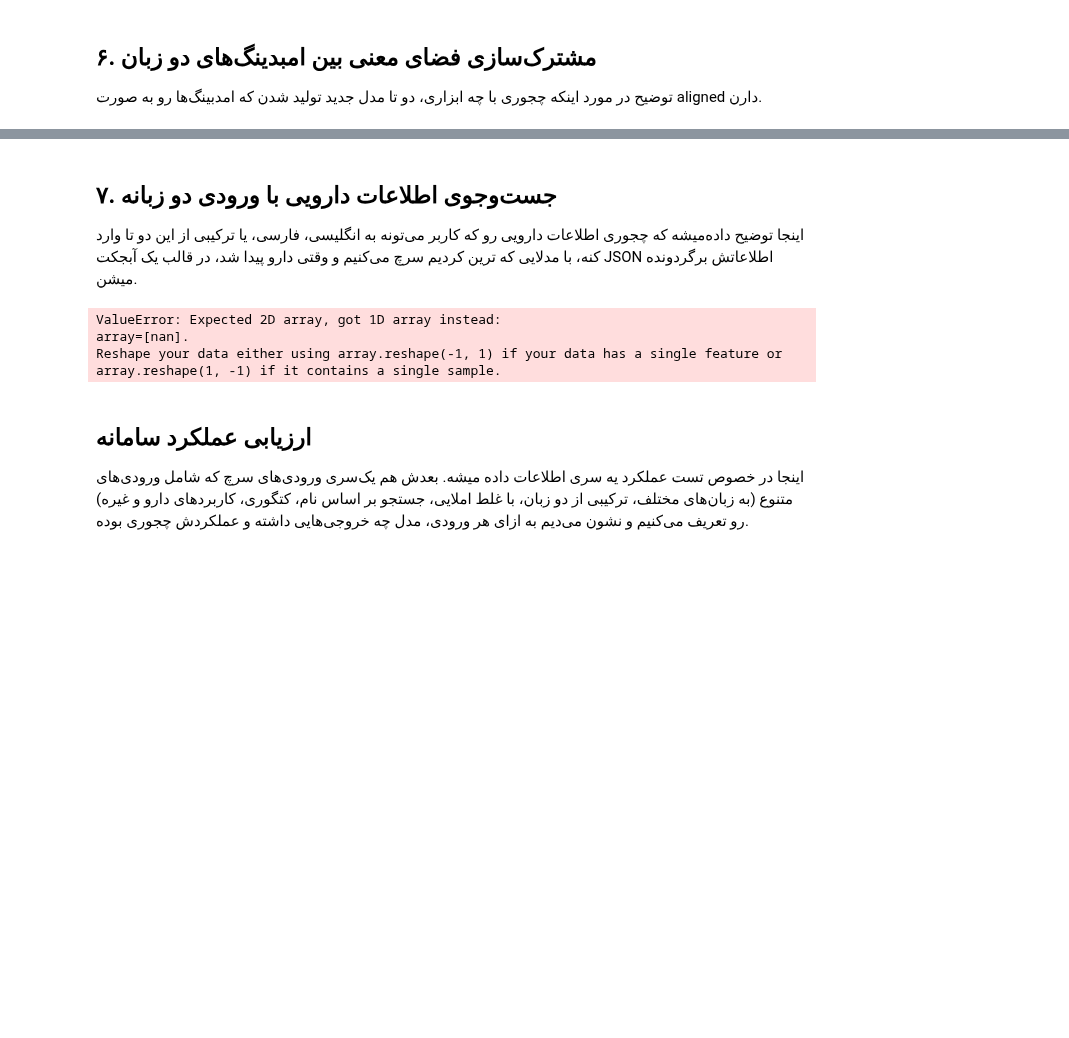
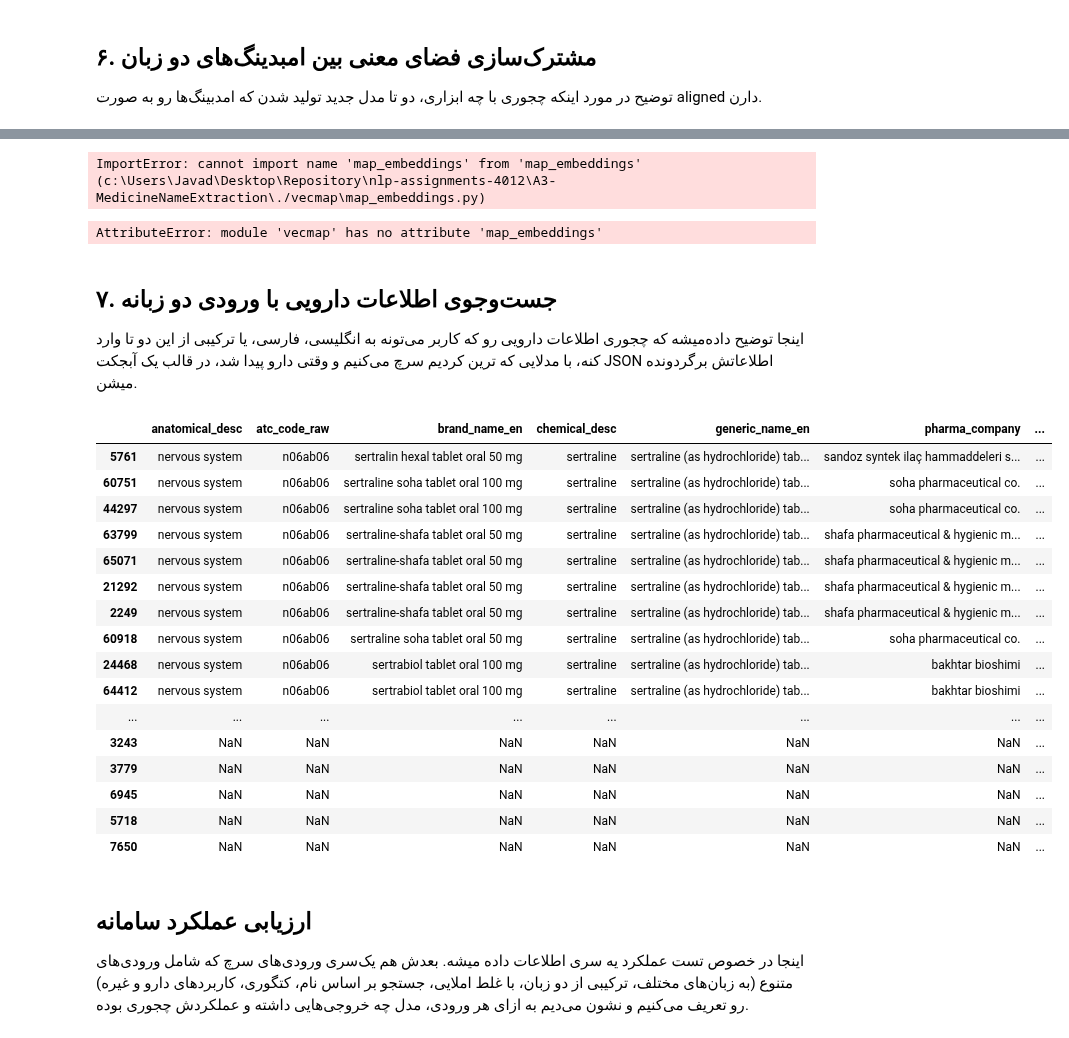
Before and after one commit to jrazi/nlp-assignments-spring-2023, a Jupyter notebook: A3-MedicineNameExtraction/report.ipynb, the cells around one changed output, grey strips where cells are left out. Saved outputs shown, nothing was run; the diff lists cells and outputs as text; code cells hidden in the pictures; blank space fills up the shorter version.

```diff
--- a/A3-MedicineNameExtraction/report.ipynb
+++ b/A3-MedicineNameExtraction/report.ipynb
@@ -344,3 +458,26 @@ model.save('./model/fa_skipgram.model')
+# %%
+import sys
+sys.path.append('./vecmap')
+from map_embeddings import map_embeddings
+# %% [output]
+ImportError: cannot import name 'map_embeddings' from 'map_embeddings' (c:\Users\Javad\Desktop\Repository\nlp-assignments-4012\A3-MedicineNameExtraction\./vecmap\map_embeddings.py)
+# %%
+import vecmap
+
+# Load your trained English and Persian models
+model_en = Word2Vec.load('./model/en_skipgram.model')
+model_fa = Word2Vec.load('./model/fa_skipgram.model')
+
+# Get the word embeddings and vocabularies from each model
+embeddings_en = model_en.wv.vectors
+vocab_en = model_en.wv.index_to_key
+embeddings_fa = model_fa.wv.vectors
+vocab_fa = model_fa.wv.index_to_key
+
+# Map the English and Persian embeddings into the shared space
+shared_embeddings_en, shared_embeddings_fa = vecmap.map_embeddings(embeddings_en, vocab_en, embeddings_fa, vocab_fa)
+# %% [output]
+AttributeError: module 'vecmap' has no attribute 'map_embeddings'
 # %%
 from gensim.models import KeyedVectors
 from sklearn.cross_decomposition import CCA
@@ -383,6 +520,7 @@ persian_model.save('./model/persian_aligned.model')
 import pandas as pd
 from gensim.models import KeyedVectors
 from sklearn.metrics.pairwise import cosine_similarity
+from nltk.stem import PorterStemmer
 
 # Load the aligned models
 english_model = KeyedVectors.load('./model/english_aligned.model')
@@ -414,40 +552,60 @@ for sentence in persian_sentences:
     else:
         persian_embeddings.append(np.zeros(persian_model.vector_size))
 
+# Create a stemmer object
+stemmer = PorterStemmer()
+
 # Define a function to return drug information based on a user query
 def search_drugs(query, k=10):
     # Preprocess the query
     query = query.split()
+
+    # Stem the query words
+    query = [stemmer.stem(word) for word in query]
 
     # Get the embeddings for the query words
     english_query_embeddings = [english_model[word] for word in query if english_model.has_index_for(word)]
     persian_query_embeddings = [persian_model[word] for word in query if persian_model.has_index_for(word)]
 
     # Check if the query contains any known words
     if not english_query_embeddings and not persian_query_embeddings:
         return pd.DataFrame()
 
     # Average the embeddings to get a single embedding for the query
     query_embedding = np.mean(english_query_embeddings + persian_query_embeddings, axis=0)
 
     # Find the most similar drugs in the English dataset
     english_similarities = cosine_similarity([query_embedding], english_embeddings)[0]
     english_results = english_data.iloc[english_similarities.argsort()[::-1][:k]]
 
     # Find the most similar drugs in the Persian dataset
     persian_similarities = cosine_similarity([query_embedding], persian_embeddings)[0]
     persian_results = persian_data.iloc[persian_similarities.argsort()[::-1][:k]]
 
     # Combine and return the results
     return pd.concat([english_results, persian_results])
 
 # Example usage
 results = search_drugs('antidepressant')
 results
 # %% [output]
-ValueError: Expected 2D array, got 1D array instead:
-array=[nan].
-Reshape your data either using array.reshape(-1, 1) if your data has a single feature or array.reshape(1, -1) if it contains a single sample.
+|  | anatomical_desc | atc_code_raw | brand_name_en | chemical_desc | generic_name_en | pharma_company | ... |
+| 5761 | nervous system | n06ab06 | sertralin hexal tablet oral 50 mg | sertraline | sertraline (as hydrochloride) tab... | sandoz syntek ilaç hammaddeleri s... | ... |
+| 60751 | nervous system | n06ab06 | sertraline soha tablet oral 100 mg | sertraline | sertraline (as hydrochloride) tab... | soha pharmaceutical co. | ... |
+| 44297 | nervous system | n06ab06 | sertraline soha tablet oral 100 mg | sertraline | sertraline (as hydrochloride) tab... | soha pharmaceutical co. | ... |
+| 63799 | nervous system | n06ab06 | sertraline-shafa tablet oral 50 mg | sertraline | sertraline (as hydrochloride) tab... | shafa pharmaceutical & hygienic m... | ... |
+| 65071 | nervous system | n06ab06 | sertraline-shafa tablet oral 50 mg | sertraline | sertraline (as hydrochloride) tab... | shafa pharmaceutical & hygienic m... | ... |
+| 21292 | nervous system | n06ab06 | sertraline-shafa tablet oral 50 mg | sertraline | sertraline (as hydrochloride) tab... | shafa pharmaceutical & hygienic m... | ... |
+| 2249 | nervous system | n06ab06 | sertraline-shafa tablet oral 50 mg | sertraline | sertraline (as hydrochloride) tab... | shafa pharmaceutical & hygienic m... | ... |
+| 60918 | nervous system | n06ab06 | sertraline soha tablet oral 50 mg | sertraline | sertraline (as hydrochloride) tab... | soha pharmaceutical co. | ... |
+| 24468 | nervous system | n06ab06 | sertrabiol tablet oral 100 mg | sertraline | sertraline (as hydrochloride) tab... | bakhtar bioshimi | ... |
+| 64412 | nervous system | n06ab06 | sertrabiol tablet oral 100 mg | sertraline | sertraline (as hydrochloride) tab... | bakhtar bioshimi | ... |
+| ... | ... | ... | ... | ... | ... | ... | ... |
+| 3243 | NaN | NaN | NaN | NaN | NaN | NaN | ... |
+| 3779 | NaN | NaN | NaN | NaN | NaN | NaN | ... |
+| 6945 | NaN | NaN | NaN | NaN | NaN | NaN | ... |
+| 5718 | NaN | NaN | NaN | NaN | NaN | NaN | ... |
+| 7650 | NaN | NaN | NaN | NaN | NaN | NaN | ... |
 # %% [markdown]
 <font face="'vazirmatn', 'Vazir', 'B Nazanin', 'XB Zar'" size=4><div dir='rtl' align='justify'>
 
```
Also changed, not shown: parts of 15 cells of this notebook, 7 other files.
